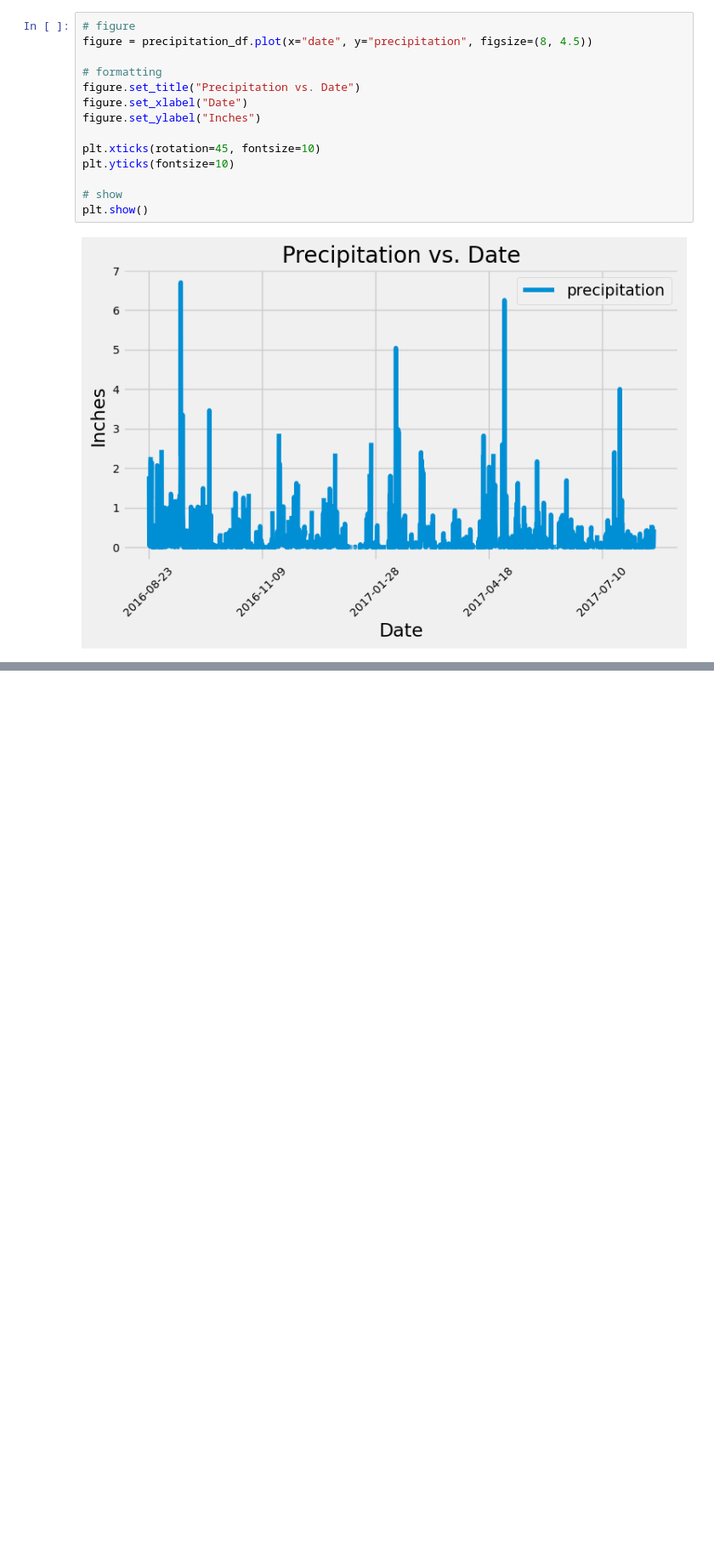
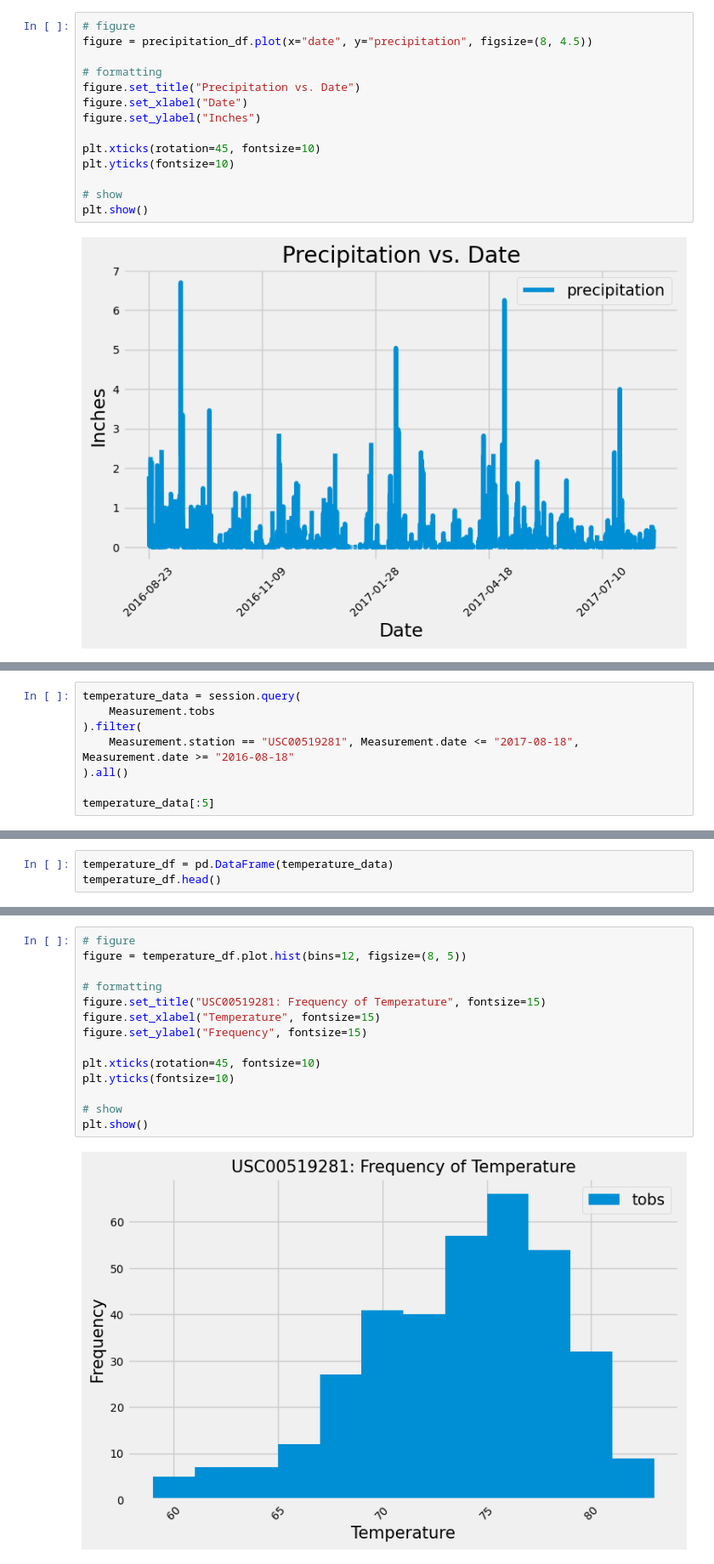
Before and after one commit to 99btyler/MSUDA-challenge-sqlalchemy, a Jupyter notebook: submission/climate.ipynb, the cells around one changed output, grey strips where cells are left out. Shown: that part at 85% size. Drawn from its saved outputs; the diff is of its cells as text; blank space fills up the shorter version.

Commit message:
Finished station analysis

```diff
--- a/submission/climate.ipynb
+++ b/submission/climate.ipynb
@@ -80,0 +118,8 @@ plt.show()
+# %%
+temperature_data = session.query(
+    Measurement.tobs
+).filter(
+    Measurement.station == "USC00519281", Measurement.date <= "2017-08-18", Measurement.date >= "2016-08-18"
+).all()
+
+temperature_data[:5]
@@ -80,0 +128,3 @@ plt.show()
+# %%
+temperature_df = pd.DataFrame(temperature_data)
+temperature_df.head()
@@ -80,0 +138,16 @@ plt.show()
+# %%
+# figure
+figure = temperature_df.plot.hist(bins=12, figsize=(8, 5))
+
+# formatting
+figure.set_title("USC00519281: Frequency of Temperature", fontsize=15)
+figure.set_xlabel("Temperature", fontsize=15)
+figure.set_ylabel("Frequency", fontsize=15)
+
+plt.xticks(rotation=45, fontsize=10)
+plt.yticks(fontsize=10)
+
+# show
+plt.show()
+# %% [output]
+[figure, added]
```
Also changed, not shown: parts of 8 cells of this notebook.
